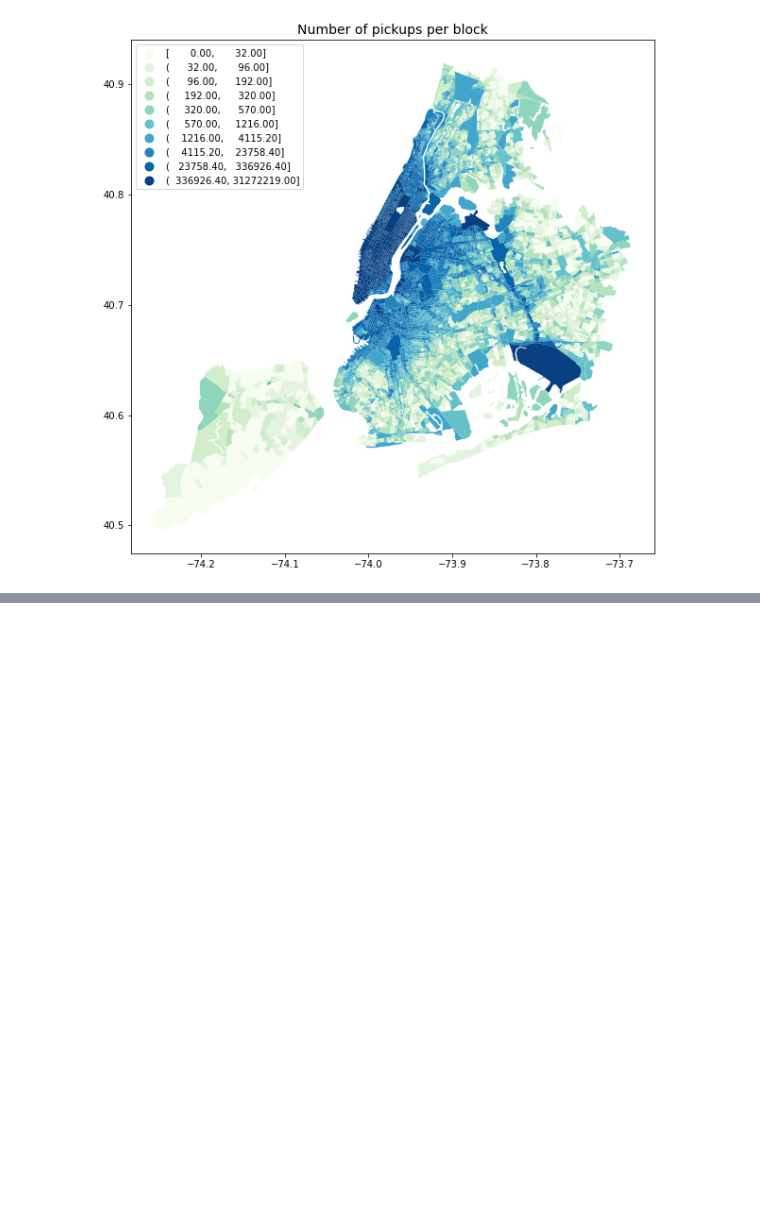
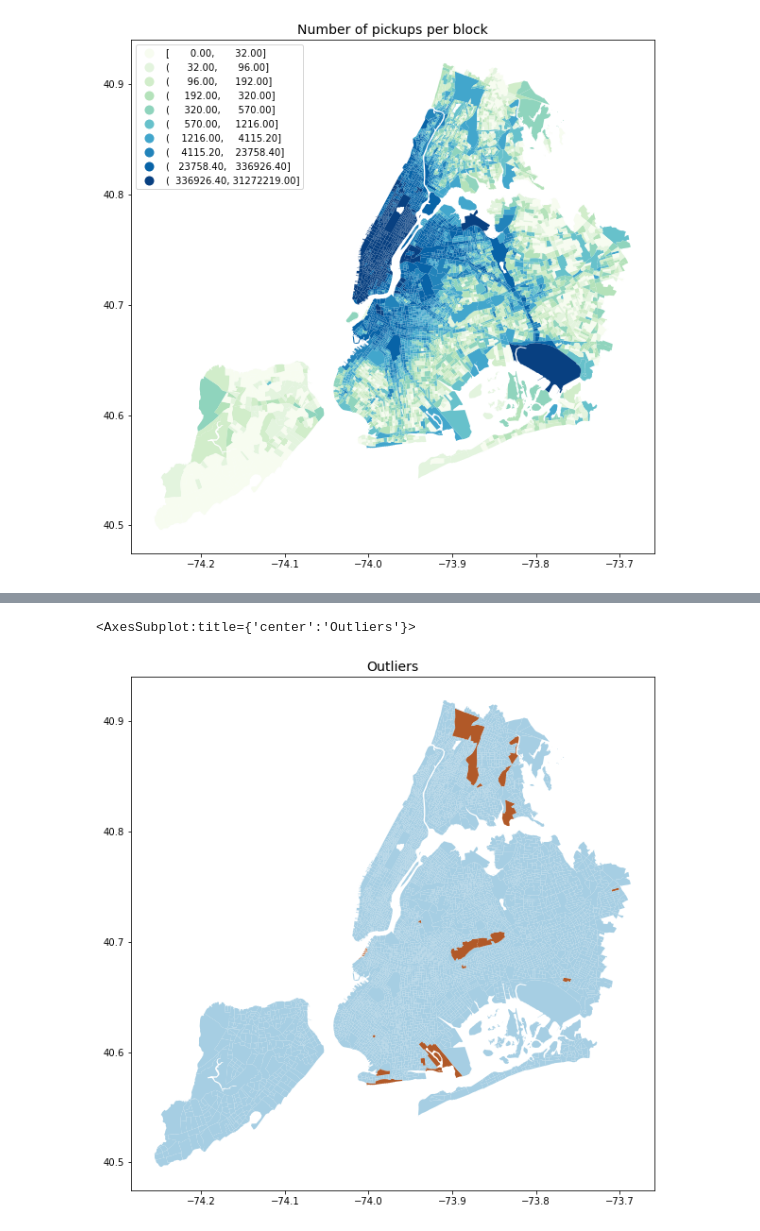
Before and after one commit to seanahmad/NY-taxi-analysis, a Jupyter notebook: Spatial modelling.ipynb, the cells around one changed output, grey strips where cells are left out. Cells and saved outputs as stored; diff of their text form; code cells hidden in the pictures; blank space fills up the shorter version.

```diff
--- a/Spatial modelling.ipynb
+++ b/Spatial modelling.ipynb
@@ -135,0 +220,16 @@ plot_local_autocorrelation(li, san_diego, 'median_home_value')
+# %%
+sig = li.p_sim < 0.05
+hotspot = sig * li.q==1
+coldspot = sig * li.q==3
+doughnut = sig * li.q==2
+diamond = sig * li.q==4
+# %%
+outliers = doughnut + diamond
+gdf["outliers"] = outliers
+# %%
+fig, ax = plt.subplots(figsize=(10,10), subplot_kw={'aspect':'equal'})
+ax.set_title("Outliers", fontdict={"fontsize" : 14})
+gdf.plot(column='outliers', cmap='Paired', ax=ax)
+# %% [output]
+<AxesSubplot:title={'center':'Outliers'}>
+[figure, added]
```
Also changed, not shown: parts of 48 cells of this notebook, 2 other files.
